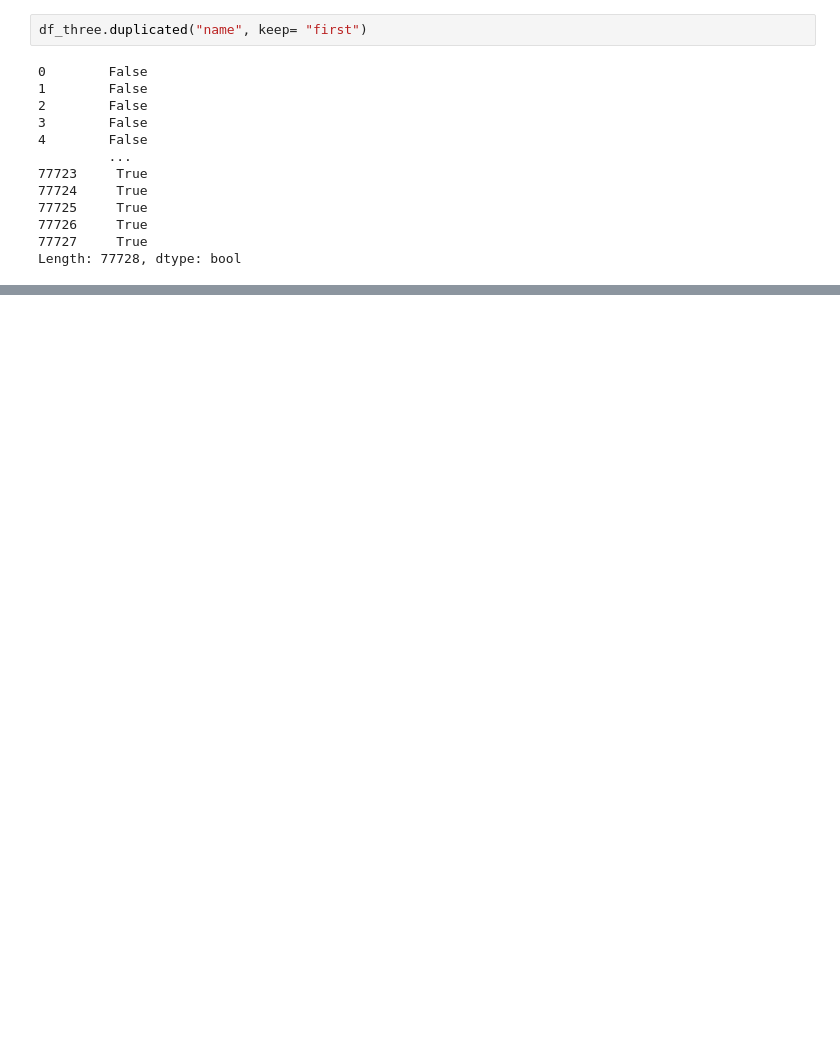
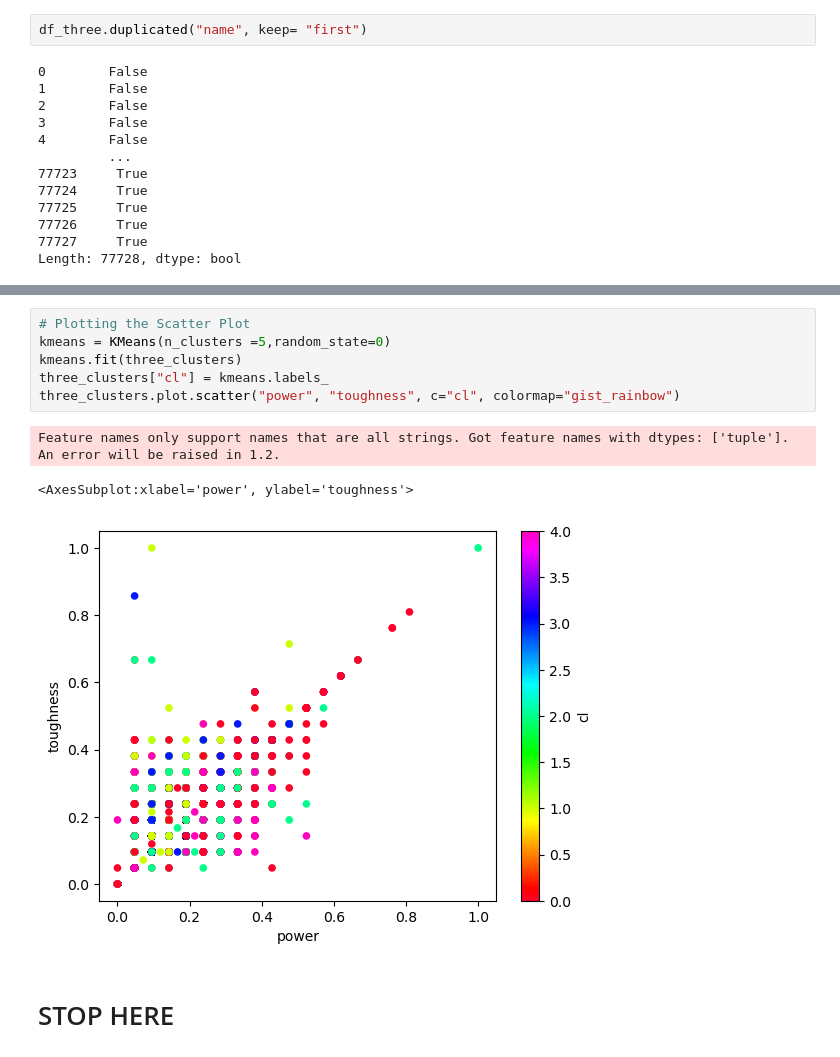
Before and after one commit to Mickie-n-s/MTG_Project, a Jupyter notebook: MTG_Cleaning.ipynb, the cells around one changed output, grey strips where cells are left out. Drawn from its saved outputs; the diff is of its cells as text; blank space fills up the shorter version.

```diff
--- a/MTG_Cleaning.ipynb
+++ b/MTG_Cleaning.ipynb
@@ -307,0 +426,12 @@ print(accuracy_score(y_test,y_pred))
+# %%
+# Plotting the Scatter Plot
+kmeans = KMeans(n_clusters =5,random_state=0)
+kmeans.fit(three_clusters)
+three_clusters["cl"] = kmeans.labels_
+three_clusters.plot.scatter("power", "toughness", c="cl", colormap="gist_rainbow")
+# %% [output]
+Feature names only support names that are all strings. Got feature names with dtypes: ['tuple']. An error will be raised in 1.2.
+<AxesSubplot:xlabel='power', ylabel='toughness'>
+[figure, added]
+# %% [markdown]
+# STOP HERE
```
Also changed, not shown: parts of 50 cells of this notebook.
